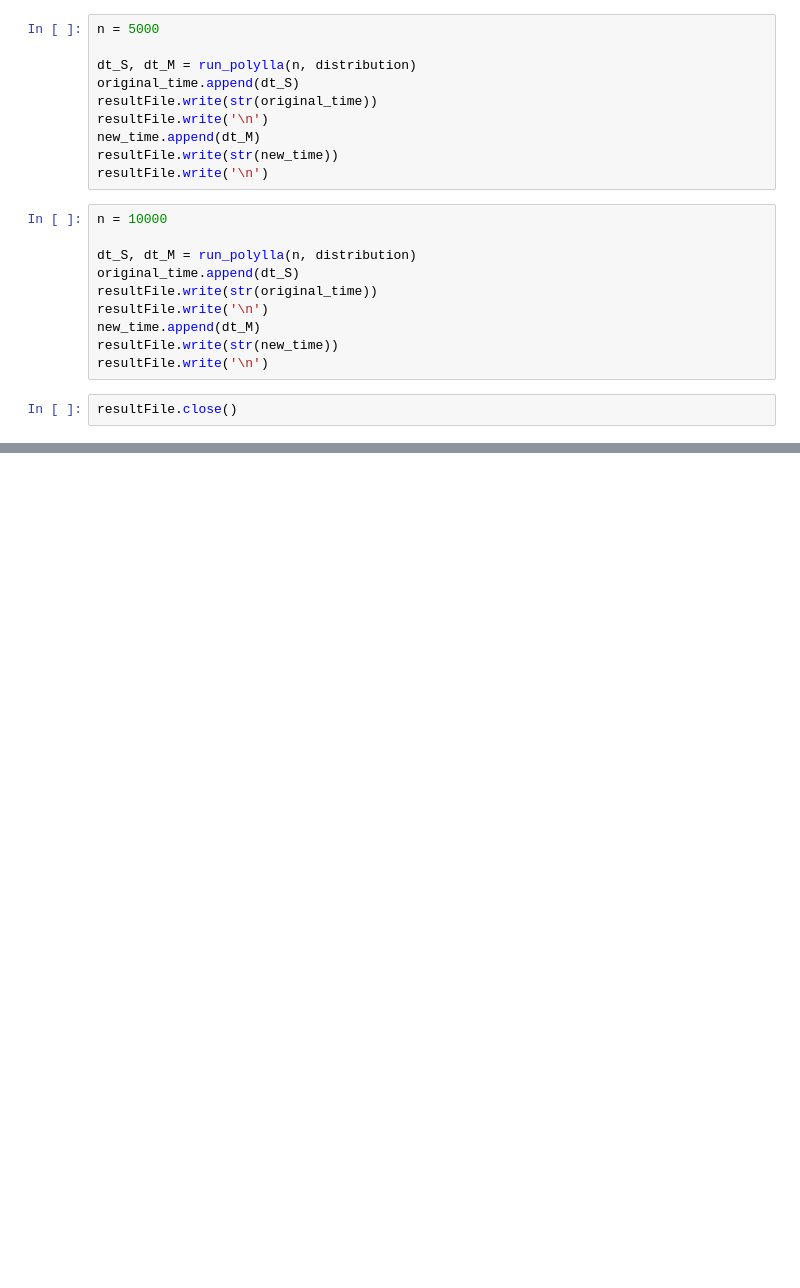
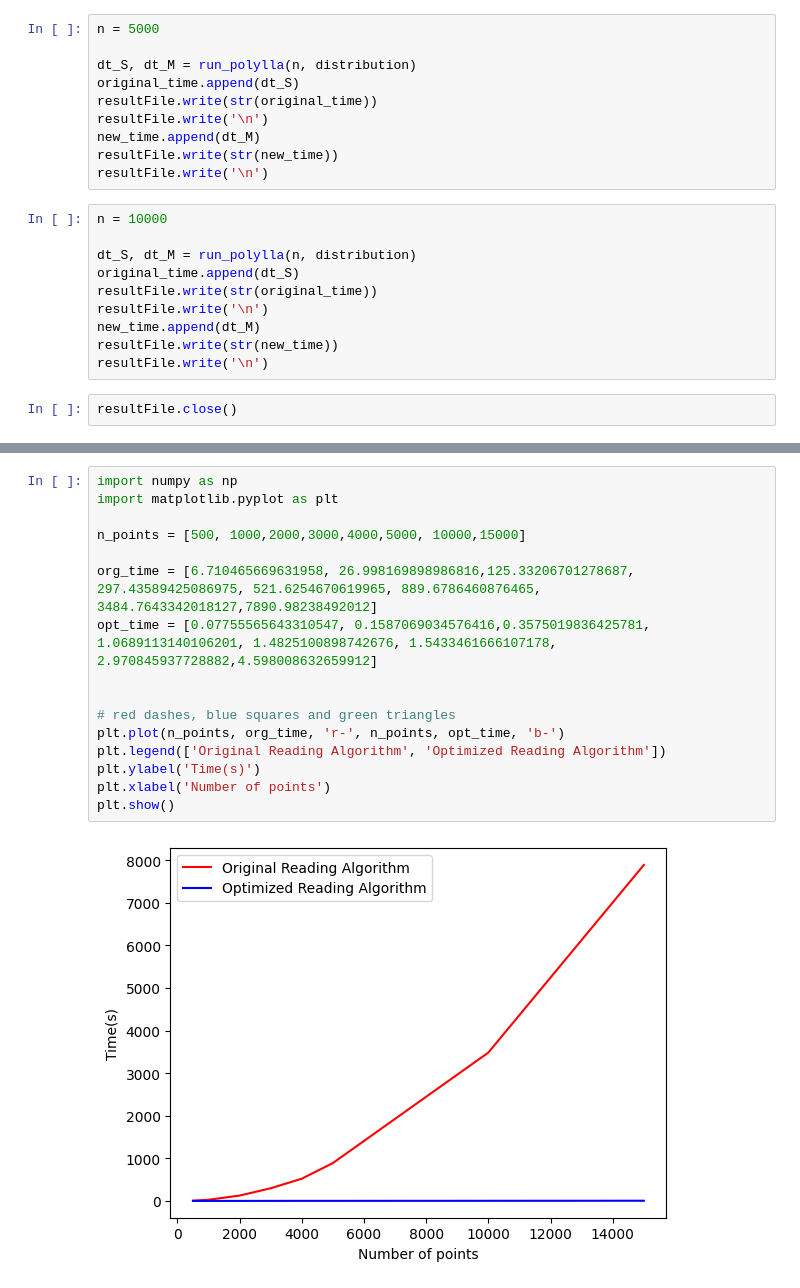
Before and after one commit to Magdalena-Alvarez/3D-Polylla, a Jupyter notebook: polylla-time.ipynb, the cells around one changed output, grey strips where cells are left out. Saved outputs shown, nothing was run; the diff lists cells and outputs as text; blank space fills up the shorter version.

Commit message:
time graph

```diff
--- a/polylla-time.ipynb
+++ b/polylla-time.ipynb
@@ -475,0 +703,18 @@ Nuevo método es: 99.85925933976596 % más rápido.
+# %%
+import numpy as np
+import matplotlib.pyplot as plt
+
+n_points = [500, 1000,2000,3000,4000,5000, 10000,15000]
+
+org_time = [6.710465669631958, 26.998169898986816,125.33206701278687, 297.43589425086975, 521.6254670619965, 889.6786460876465, 3484.7643342018127,7890.98238492012]
+opt_time = [0.07755565643310547, 0.1587069034576416,0.3575019836425781, 1.0689113140106201, 1.4825100898742676, 1.5433461666107178, 2.970845937728882,4.598008632659912]
+
+
+# red dashes, blue squares and green triangles
+plt.plot(n_points, org_time, 'r-', n_points, opt_time, 'b-')
+plt.legend(['Original Reading Algorithm', 'Optimized Reading Algorithm'])
+plt.ylabel('Time(s)')
+plt.xlabel('Number of points')
+plt.show()
+# %% [output]
+[figure, added]
```
Also changed, not shown: parts of 20 cells of this notebook.
